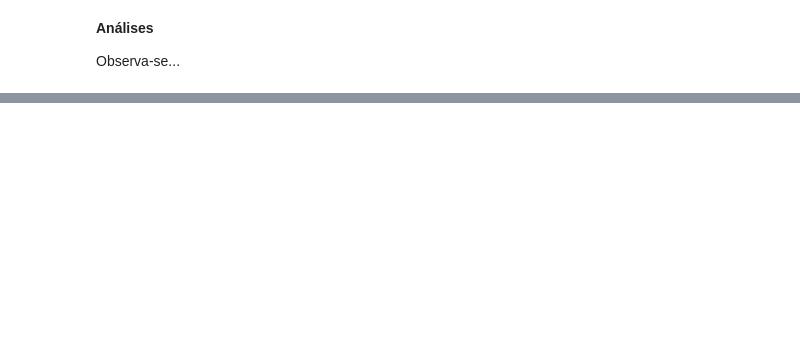
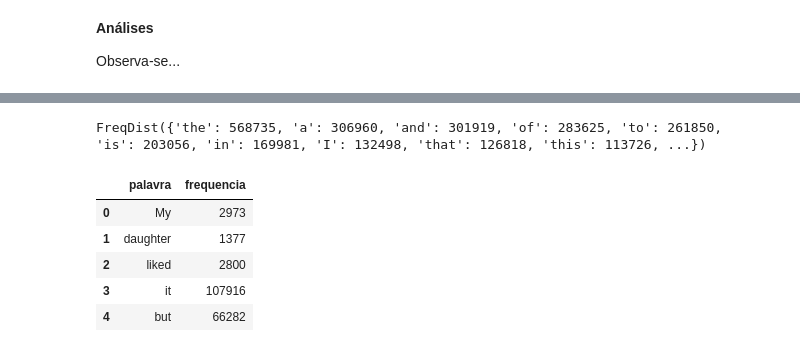
Before and after one commit to izafreitas/machine_learning_dellead_mentoring, a Jupyter notebook: plano_avalicao_lead/Plano de Avaliação Dell Academy Machine Learning.ipynb, the cells around one changed output, grey strips where cells are left out. Drawn from its saved outputs; the diff is of its cells as text; code cells hidden in the pictures; blank space fills up the shorter version.

```diff
--- a/plano_avalicao_lead/Plano de Avaliação Dell Academy Machine Learning.ipynb
+++ b/plano_avalicao_lead/Plano de Avaliação Dell Academy Machine Learning.ipynb
@@ -396,0 +435,6 @@ Observa-se...
+# %%
+# Calculando a frequência
+freq_palavras = nltk.FreqDist(token_frase)
+freq_palavras
+# %% [output]
+FreqDist({'the': 568735, 'a': 306960, 'and': 301919, 'of': 283625, 'to': 261850, 'is': 203056, 'in': 169981, 'I': 132498, 'that': 126818, 'this': 113726, ...})
@@ -396,0 +445,10 @@ Observa-se...
+# %%
+# Chamando o DataFrame com a frequência das palavras
+df_freq.head()
+# %% [output]
+|  | palavra | frequencia |
+| 0 | My | 2973 |
+| 1 | daughter | 1377 |
+| 2 | liked | 2800 |
+| 3 | it | 107916 |
+| 4 | but | 66282 |
```
Also changed, not shown: parts of 15 cells of this notebook.
